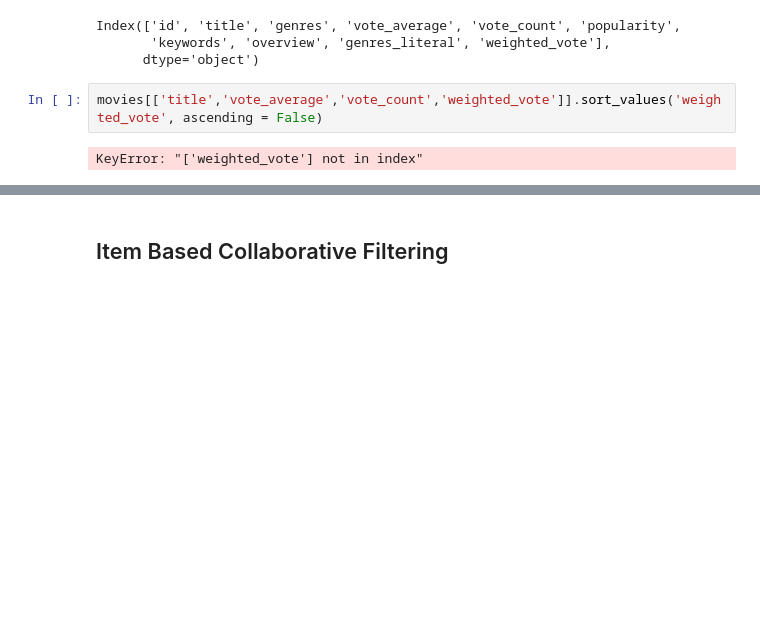
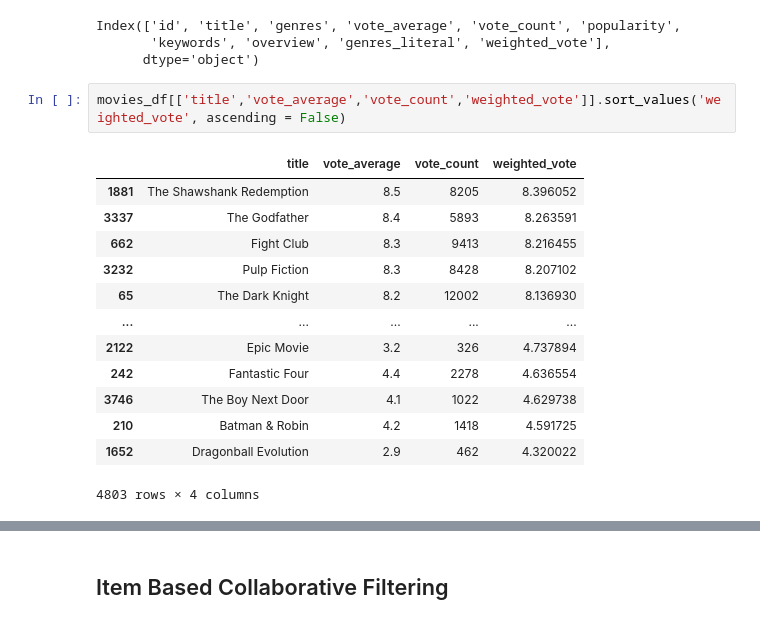
Before and after one commit to wooseok-AI/Recommedation_System, a Jupyter notebook: [MOVIE] Recommendation System Example Problems.ipynb, the cells around one changed output, grey strips where cells are left out. Drawn from its saved outputs; the diff is of its cells as text; blank space fills up the shorter version.

```diff
--- a/[MOVIE] Recommendation System Example Problems.ipynb
+++ b/[MOVIE] Recommendation System Example Problems.ipynb
@@ -277,9 +280,21 @@ Index(['id', 'title', 'genres', 'vote_average', 'vote_count', 'popularity',
        'keywords', 'overview', 'genres_literal', 'weighted_vote'],
       dtype='object')
 # %%
-movies[['title','vote_average','vote_count','weighted_vote']].sort_values('weighted_vote', ascending = False)
+movies_df[['title','vote_average','vote_count','weighted_vote']].sort_values('weighted_vote', ascending = False)
 # %% [output]
+|  | title | vote_average | vote_count | weighted_vote |
+| 1881 | The Shawshank Redemption | 8.5 | 8205 | 8.396052 |
+| 3337 | The Godfather | 8.4 | 5893 | 8.263591 |
+| 662 | Fight Club | 8.3 | 9413 | 8.216455 |
+| 3232 | Pulp Fiction | 8.3 | 8428 | 8.207102 |
+| 65 | The Dark Knight | 8.2 | 12002 | 8.136930 |
+| ... | ... | ... | ... | ... |
+| 2122 | Epic Movie | 3.2 | 326 | 4.737894 |
+| 242 | Fantastic Four | 4.4 | 2278 | 4.636554 |
+| 3746 | The Boy Next Door | 4.1 | 1022 | 4.629738 |
+| 210 | Batman & Robin | 4.2 | 1418 | 4.591725 |
+| 1652 | Dragonball Evolution | 2.9 | 462 | 4.320022 |
-KeyError: "['weighted_vote'] not in index"
+4803 rows × 4 columns
 # %%
 def find_sim_movie(df, sorted_idx, title, top_n =10):
     title_movie = df[df['title'] == title]
```
Also changed, not shown: parts of 23 cells of this notebook, 7 other files.
